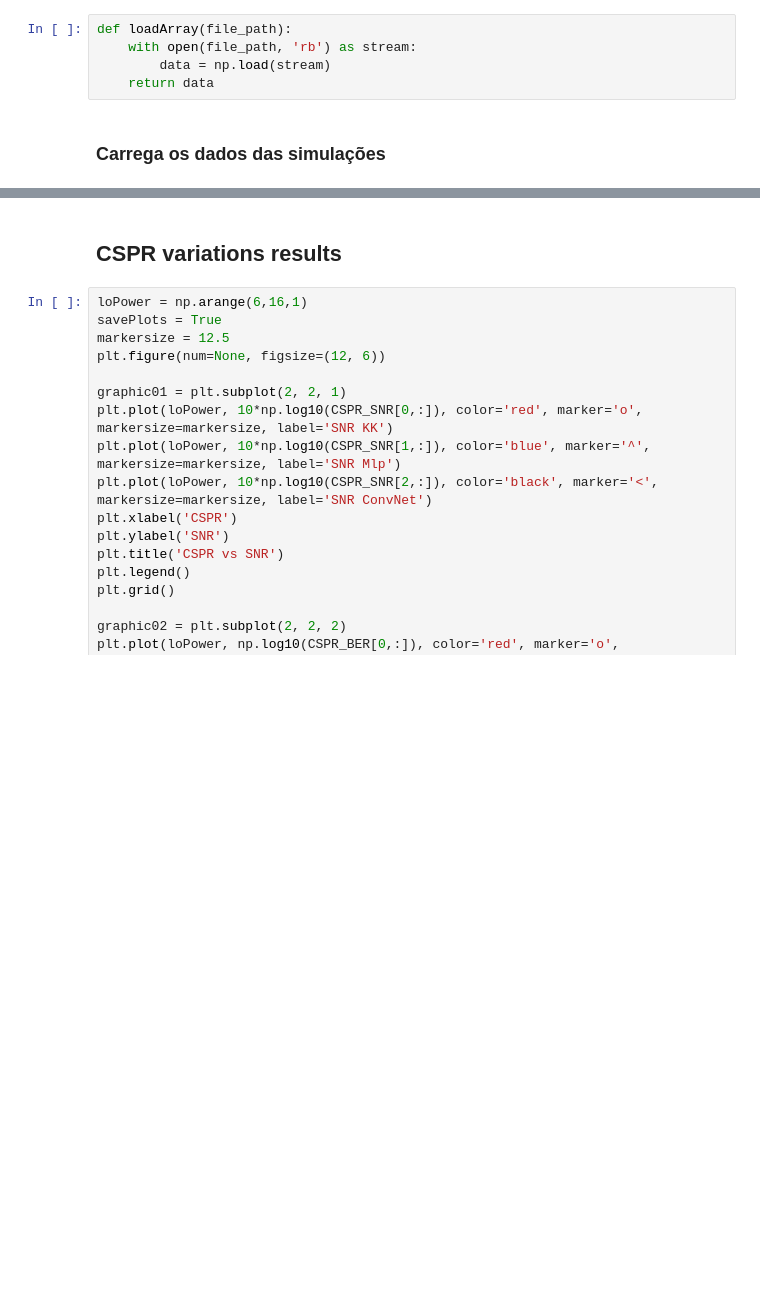
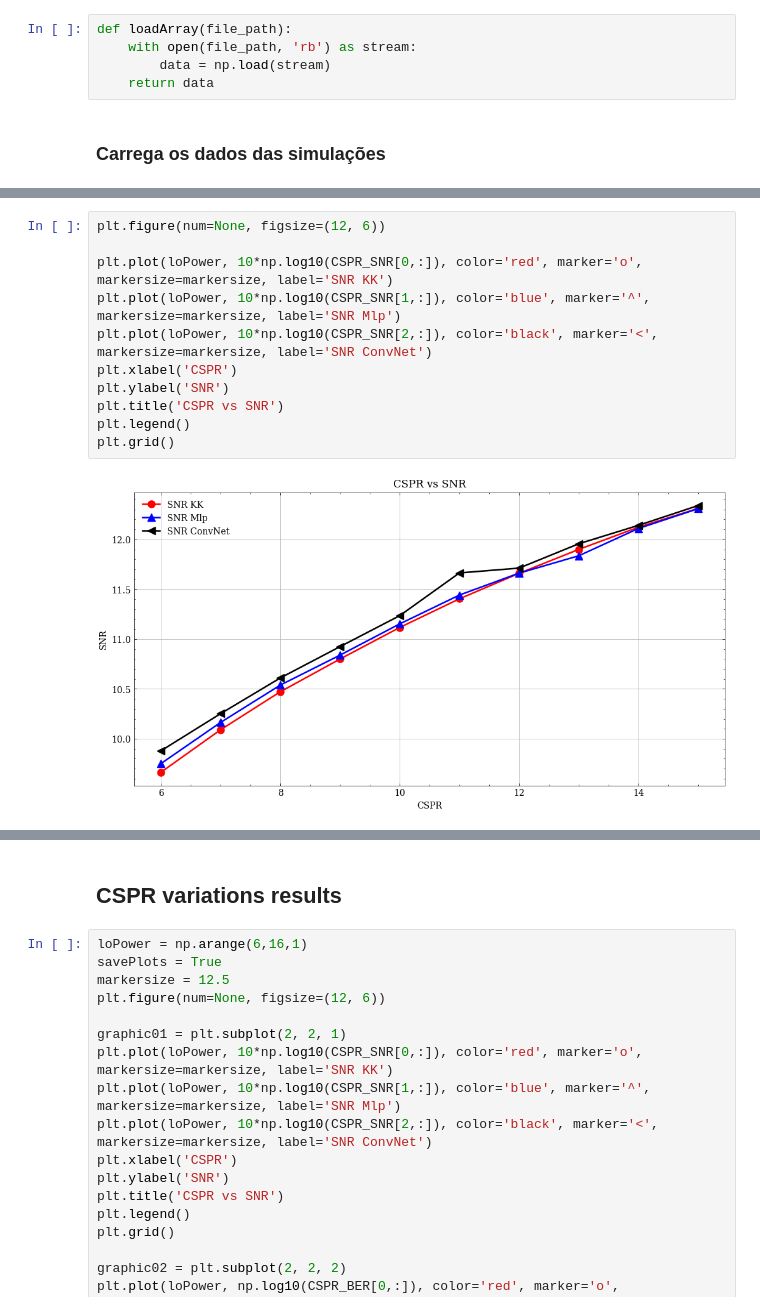
Before and after one commit to silasabs/PIVIC-PIBIC-Comunicacoes-Opticas, a Jupyter notebook: jupyter notebooks/Pibic_Results_PhaseRetrieval.ipynb, the cells around one changed output, grey strips where cells are left out. Drawn from its saved outputs; the diff is of its cells as text; blank space fills up the shorter version.

```diff
--- a/jupyter notebooks/Pibic_Results_PhaseRetrieval.ipynb
+++ b/jupyter notebooks/Pibic_Results_PhaseRetrieval.ipynb
@@ -163,0 +155,13 @@ plt.grid();
+# %%
+plt.figure(num=None, figsize=(12, 6))
+
+plt.plot(loPower, 10*np.log10(CSPR_SNR[0,:]), color='red', marker='o', markersize=markersize, label='SNR KK')
+plt.plot(loPower, 10*np.log10(CSPR_SNR[1,:]), color='blue', marker='^', markersize=markersize, label='SNR Mlp')
+plt.plot(loPower, 10*np.log10(CSPR_SNR[2,:]), color='black', marker='<', markersize=markersize, label='SNR ConvNet')
+plt.xlabel('CSPR')
+plt.ylabel('SNR')
+plt.title('CSPR vs SNR')
+plt.legend()
+plt.grid()
+# %% [output]
+[figure, added]
```
Also changed, not shown: parts of 6 cells of this notebook, 1 other file.
